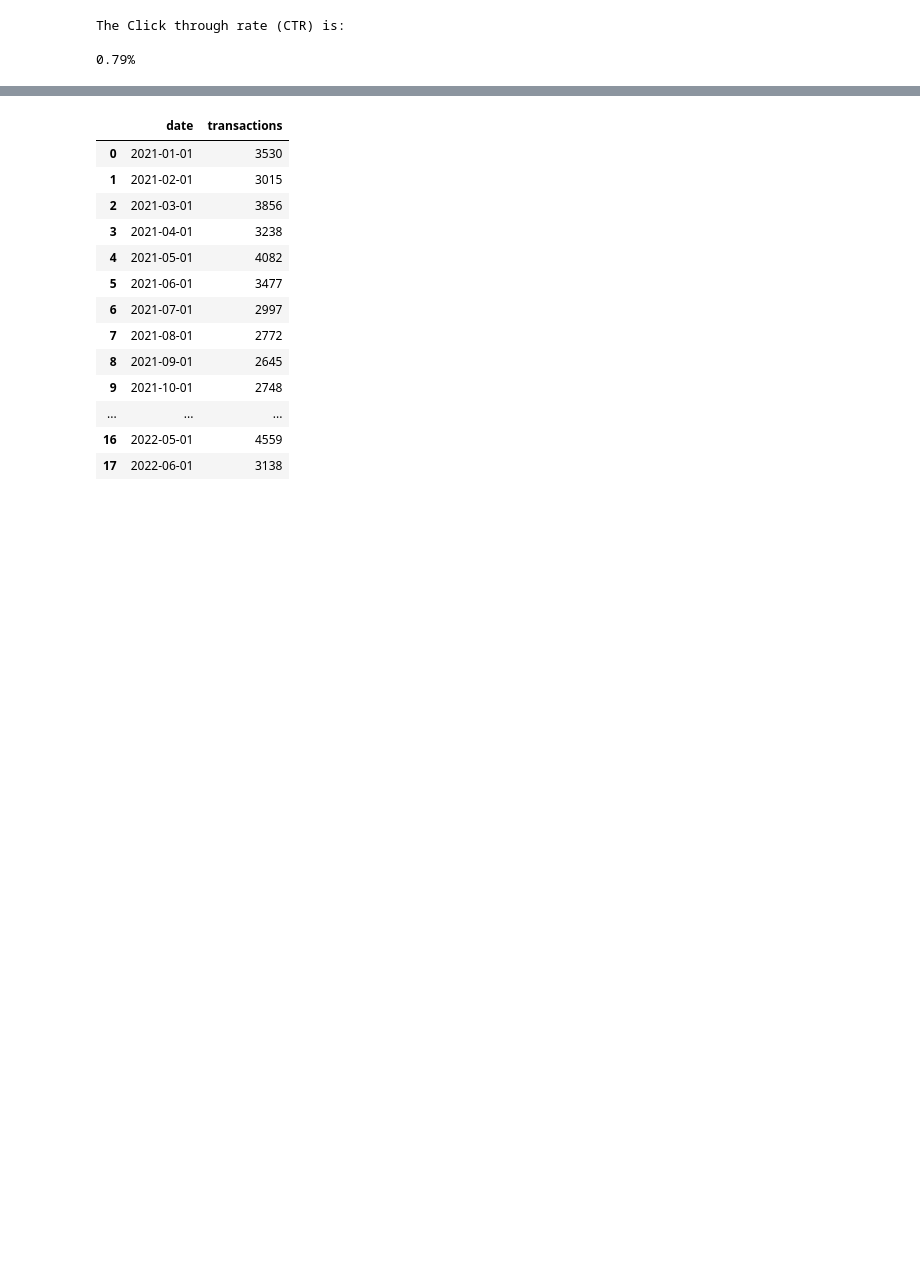
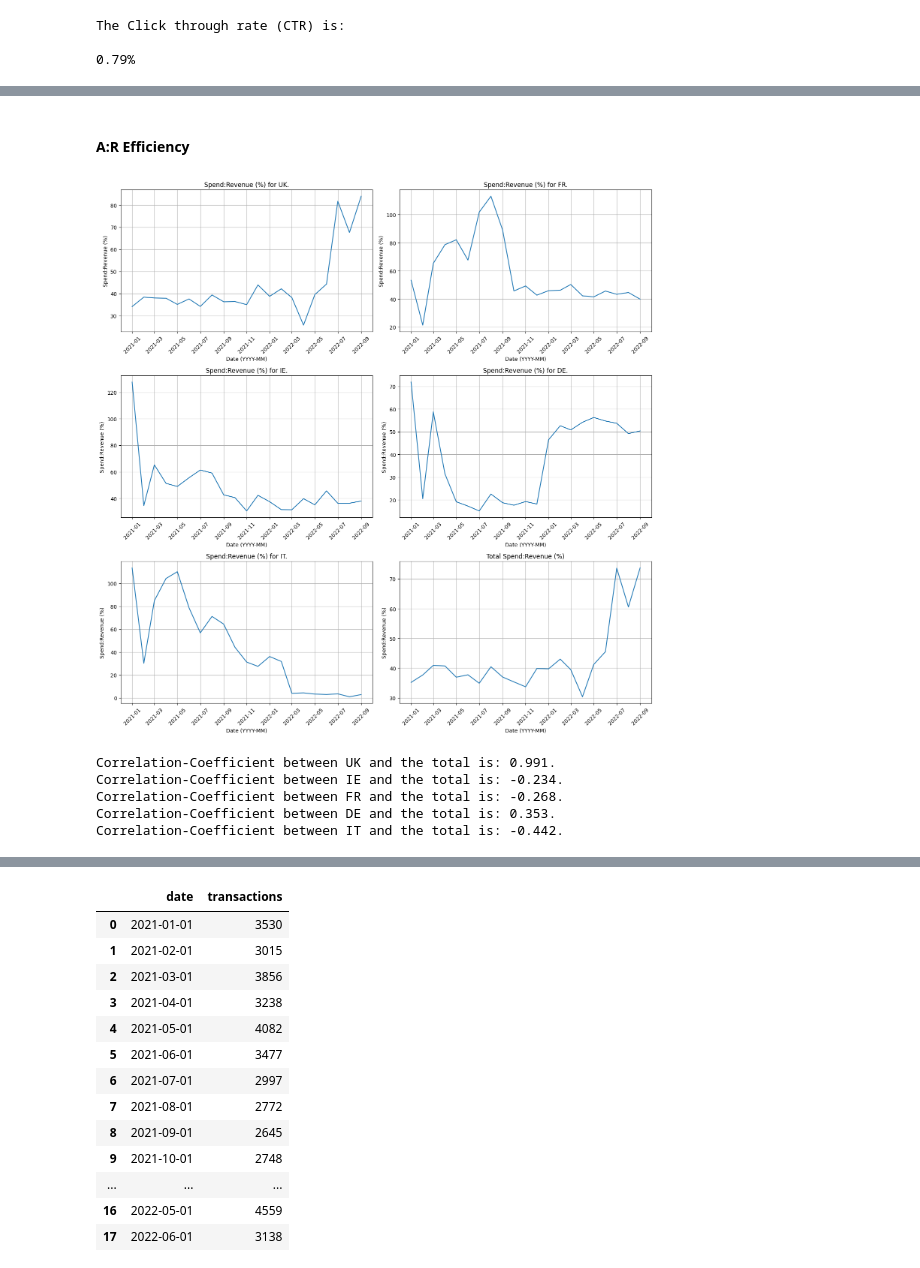
Before and after one commit to DanRHoward/Protein_Works_Presentation, a Jupyter notebook: Protein Works Presentation.ipynb, the cells around one changed output, grey strips where cells are left out. Drawn from its saved outputs; the diff is of its cells as text; code cells hidden in the pictures; blank space fills up the shorter version.

```diff
--- a/Protein Works Presentation.ipynb
+++ b/Protein Works Presentation.ipynb
@@ -153,0 +293,55 @@ In Summary,
+# %% [markdown]
+#### A:R Efficiency
+# %%
+sr_df = marketing_data_df[['date','country','spend','revenue']].sort_values(by='date',ascending=True)
+sr_df = sr_df.groupby(['date','country'])[['spend','revenue']].sum().reset_index()
+sr_total_df = sr_df.groupby('date')[['spend','revenue']].sum().reset_index()
+
+sr_df['spend_revenue_ratio'] = sr_df['spend']*100/sr_df['revenue']
+sr_total_df['spend_revenue_ratio'] = sr_total_df['spend']*100/sr_total_df['revenue']
+
+def plot_subplots(dataset,total_dataset,metric,label):
+    maximum_value = max(max(dataset[label]),max(total_dataset[label]))
+
+    fig, axes = plt.subplots(3, 2, figsize=(15, 15))
+
+    for axis_country in [[0,0,'UK'],[0,1,'FR'],[1,0,'IE'],[1,1,'DE'],[2,0,'IT']]:
+        sns.lineplot(data=dataset[dataset['country'] == axis_country[2]],
+                        x='date',
+                        y=label,
+                        errorbar=None,
+                        ax = axes[axis_country[0],axis_country[1]])
+        axes[axis_country[0],axis_country[1]].set_xticklabels(axes[axis_country[0],axis_country[1]].get_xticklabels(),rotation=45)
+        axes[axis_country[0],axis_country[1]].set_title(f'{metric} for {axis_country[2]}.')
+        axes[axis_country[0],axis_country[1]].set_ylabel(f'{metric}')
+        axes[axis_country[0],axis_country[1]].set_xlabel('Date (YYYY-MM)')
+        axes[axis_country[0],axis_country[1]].grid(True)
+
+    sns.lineplot(data=total_dataset,
+                        x='date',
+                        y=label,
+                        errorbar=None,
+                        ax = axes[2,1])
+    axes[2,1].set_xticklabels(axes[2,1].get_xticklabels(),rotation=45)
+    axes[2,1].set_title(f'Total {metric}')
+    axes[2,1].set_ylabel(f'{metric}')
+    axes[2,1].set_xlabel('Date (YYYY-MM)')
+    axes[2,1].grid(True)
+
+    plt.tight_layout()
+    plt.show()
+    return
+
+plot_subplots(sr_df,sr_total_df,'Spend:Revenue (%)','spend_revenue_ratio')
+# %% [output]
+[figure, added]
+# %%
+for ctry in ['UK','IE','FR','DE','IT']:
+    corr = np.corrcoef(sr_df[sr_df['country'] == ctry]['spend_revenue_ratio'],sr_total_df['spend_revenue_ratio'])[0,1]
+    print(f'Correlation-Coefficient between {ctry} and the total is: {round(corr,3)}.')
+# %% [output]
+Correlation-Coefficient between UK and the total is: 0.991.
+Correlation-Coefficient between IE and the total is: -0.234.
+Correlation-Coefficient between FR and the total is: -0.268.
+Correlation-Coefficient between DE and the total is: 0.353.
+Correlation-Coefficient between IT and the total is: -0.442.
```
Also changed, not shown: parts of 30 cells of this notebook.
